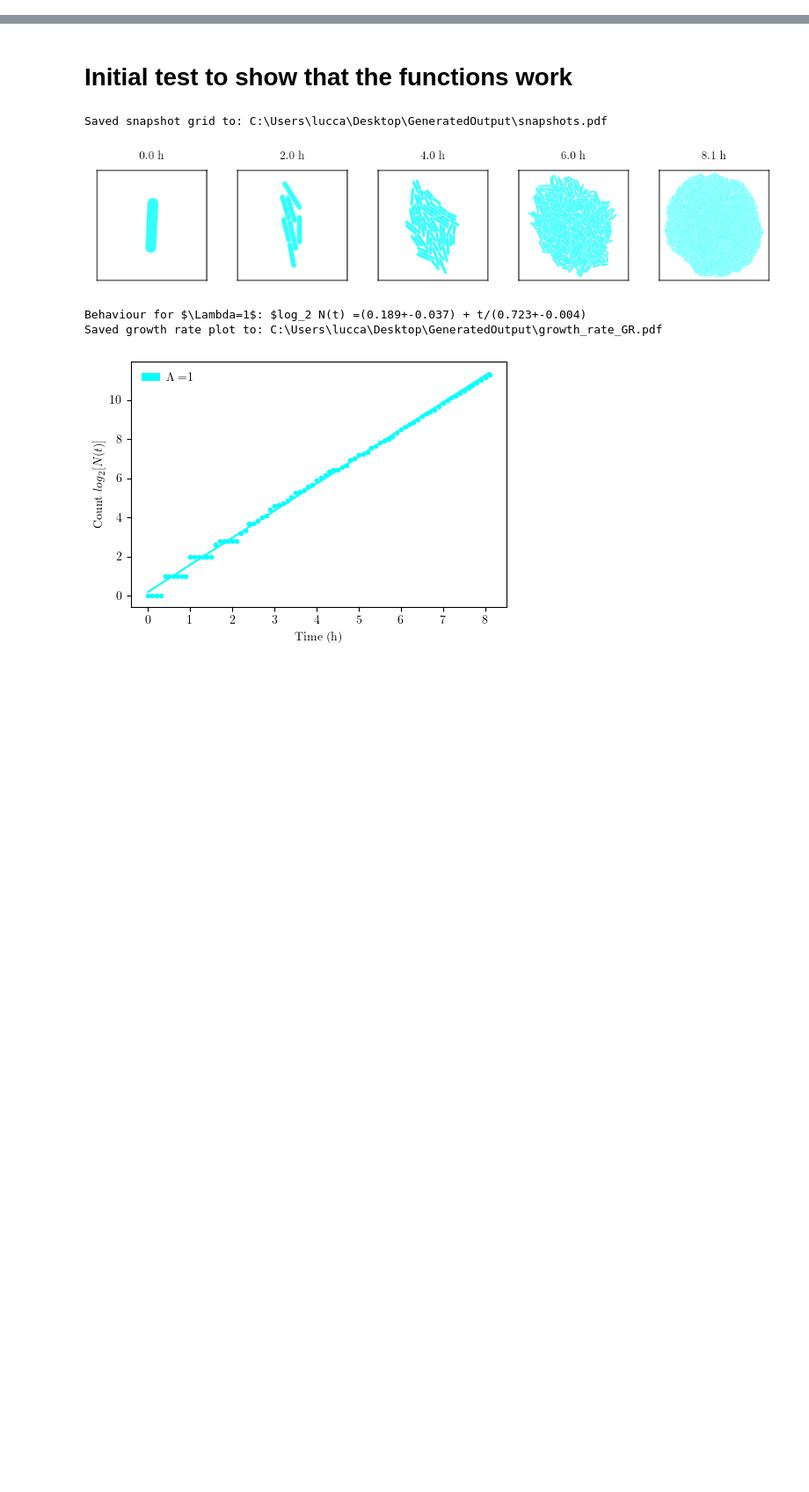
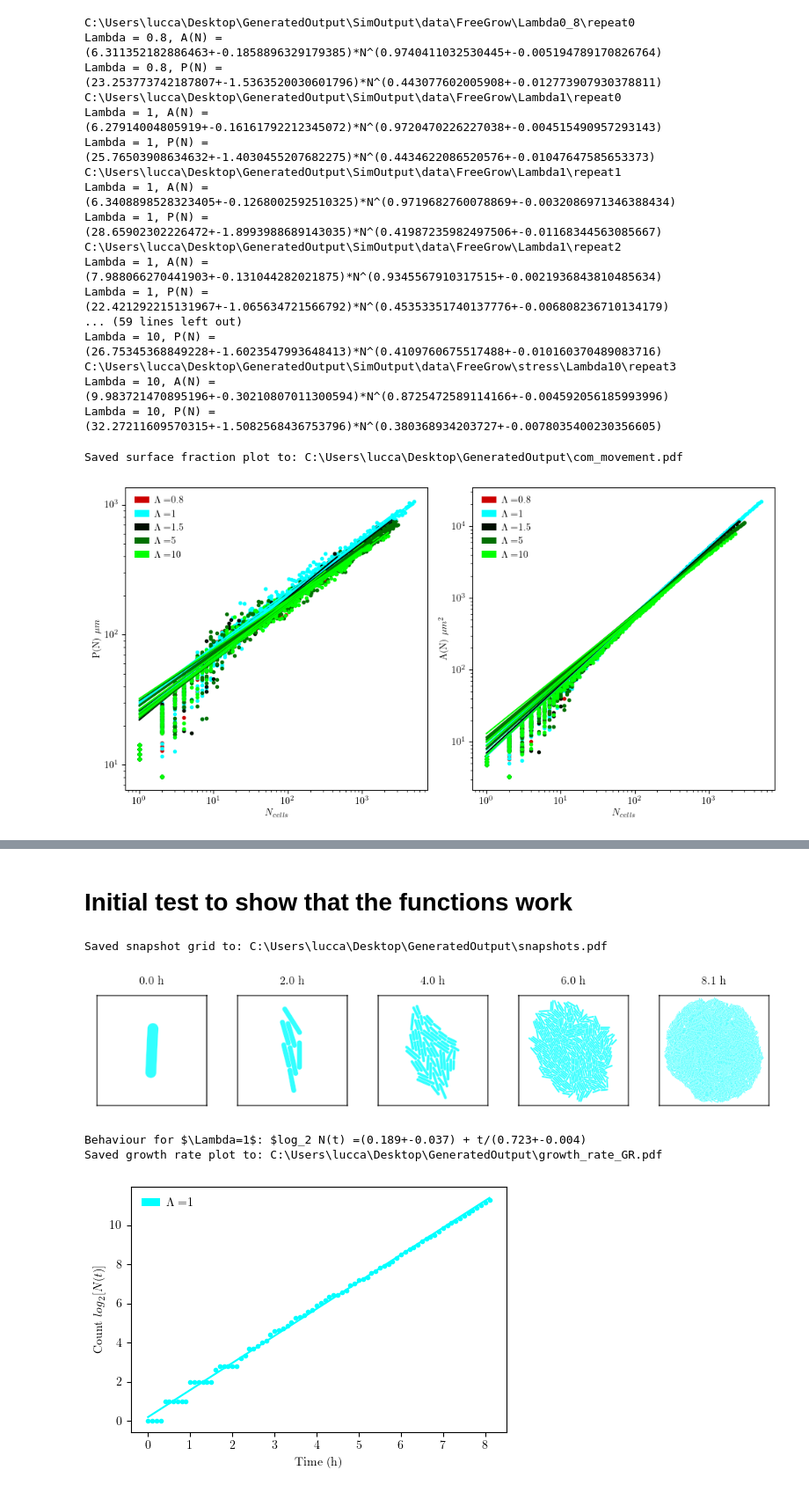
Before and after one commit to luccajohannleal-maker/Friction_Biofilms, a Jupyter notebook: Analysis/FreeGrow_plots.ipynb, the cells around one changed output, grey strips where cells are left out. Shown at 88% size. Saved outputs shown, nothing was run; the diff lists cells and outputs as text; code cells hidden in the pictures; blank space fills up the shorter version.

Commit message:
data analysis update!
The project is almost over so this update changes some things in the data analysis functions and add extra things to them.

```diff
--- a/Analysis/FreeGrow_plots.ipynb
+++ b/Analysis/FreeGrow_plots.ipynb
@@ -46,0 +68,22 @@ test = "C:\\Users\\lucca\\Desktop\\GeneratedOutput\\SimOutput\\data\\FreeGrow\\L
+# %%
+Aplot.PerimArea_Ncells(repeats_lambda)
+# %% [output]
+C:\Users\lucca\Desktop\GeneratedOutput\SimOutput\data\FreeGrow\Lambda0_8\repeat0
+Lambda = 0.8, A(N) = (6.311352182886463+-0.1858896329179385)*N^(0.9740411032530445+-0.005194789170826764)
+Lambda = 0.8, P(N) = (23.253773742187807+-1.5363520030601796)*N^(0.443077602005908+-0.012773907930378811)
+C:\Users\lucca\Desktop\GeneratedOutput\SimOutput\data\FreeGrow\Lambda1\repeat0
+Lambda = 1, A(N) = (6.27914004805919+-0.16161792212345072)*N^(0.9720470226227038+-0.004515490957293143)
+Lambda = 1, P(N) = (25.76503908634632+-1.4030455207682275)*N^(0.4434622086520576+-0.01047647585653373)
+C:\Users\lucca\Desktop\GeneratedOutput\SimOutput\data\FreeGrow\Lambda1\repeat1
+Lambda = 1, A(N) = (6.3408898528323405+-0.1268002592510325)*N^(0.9719682760078869+-0.0032086971346388434)
+Lambda = 1, P(N) = (28.65902302226472+-1.8993988689143035)*N^(0.41987235982497506+-0.01168344563085667)
+C:\Users\lucca\Desktop\GeneratedOutput\SimOutput\data\FreeGrow\Lambda1\repeat2
+Lambda = 1, A(N) = (7.988066270441903+-0.131044282021875)*N^(0.9345567910317515+-0.0021936843810485634)
+Lambda = 1, P(N) = (22.421292215131967+-1.065634721566792)*N^(0.45353351740137776+-0.006808236710134179)
+... (59 lines left out)
+Lambda = 10, P(N) = (26.75345368849228+-1.6023547993648413)*N^(0.4109760675517488+-0.010160370489083716)
+C:\Users\lucca\Desktop\GeneratedOutput\SimOutput\data\FreeGrow\stress\Lambda10\repeat3
+Lambda = 10, A(N) = (9.983721470895196+-0.30210807011300594)*N^(0.8725472589114166+-0.004592056185993996)
+Lambda = 10, P(N) = (32.27211609570315+-1.5082568436753796)*N^(0.380368934203727+-0.0078035400230356605)
+Saved surface fraction plot to: C:\Users\lucca\Desktop\GeneratedOutput\com_movement.pdf
+[figure, added]
```
Also changed, not shown: parts of 12 cells of this notebook, 23 other files.
